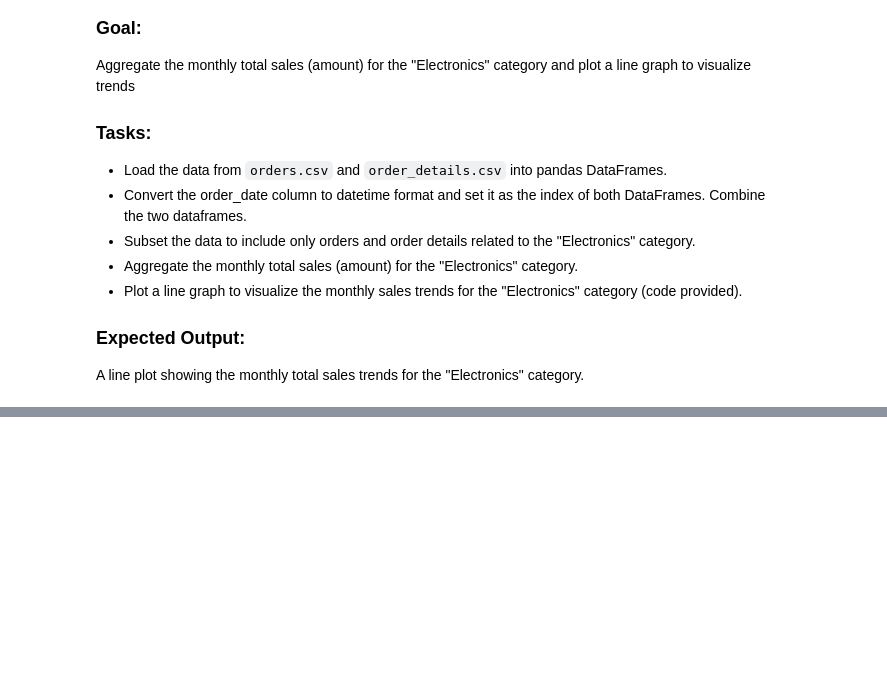
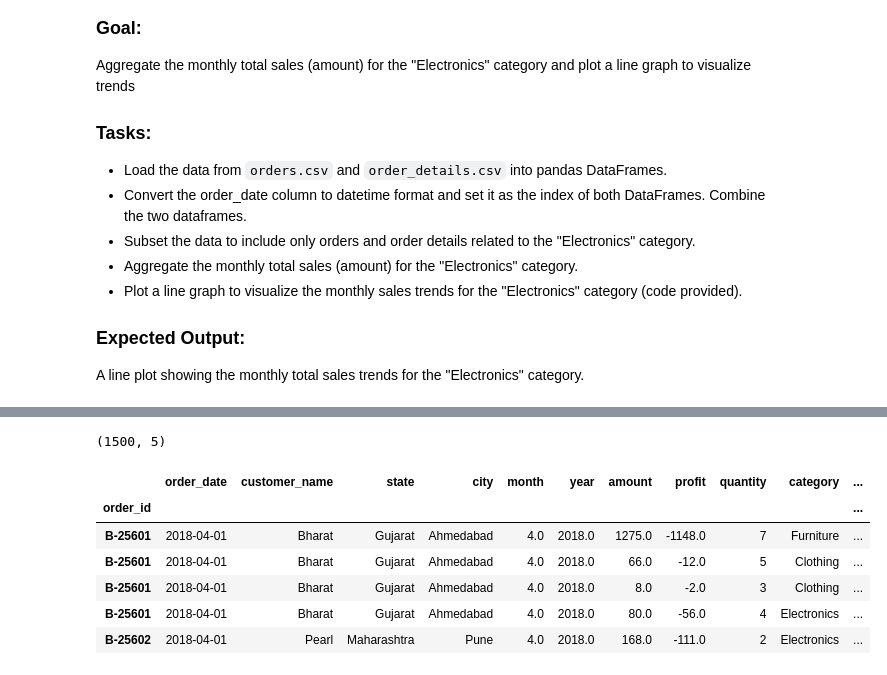
Before and after one commit to jamielatham15/codespaces-jupyter, a Jupyter notebook: notebooks/python-test.ipynb, the cells around one changed output, grey strips where cells are left out. Cells and saved outputs as stored; diff of their text form; code cells hidden in the pictures; blank space fills up the shorter version.

```diff
--- a/notebooks/python-test.ipynb
+++ b/notebooks/python-test.ipynb
@@ -39,0 +73,4 @@ monthly_sales =
+# %%
+order_details.shape
+# %% [output]
+(1500, 5)
@@ -39,0 +87,10 @@ monthly_sales =
+# %%
+combinedOrders.head()
+# %% [output]
+|  | order_date | customer_name | state | city | month | year | amount | profit | quantity | category | ... |
+| order_id |  |  |  |  |  |  |  |  |  |  | ... |
+| B-25601 | 2018-04-01 | Bharat | Gujarat | Ahmedabad | 4.0 | 2018.0 | 1275.0 | -1148.0 | 7 | Furniture | ... |
+| B-25601 | 2018-04-01 | Bharat | Gujarat | Ahmedabad | 4.0 | 2018.0 | 66.0 | -12.0 | 5 | Clothing | ... |
+| B-25601 | 2018-04-01 | Bharat | Gujarat | Ahmedabad | 4.0 | 2018.0 | 8.0 | -2.0 | 3 | Clothing | ... |
+| B-25601 | 2018-04-01 | Bharat | Gujarat | Ahmedabad | 4.0 | 2018.0 | 80.0 | -56.0 | 4 | Electronics | ... |
+| B-25602 | 2018-04-01 | Pearl | Maharashtra | Pune | 4.0 | 2018.0 | 168.0 | -111.0 | 2 | Electronics | ... |
```
Also changed, not shown: parts of 15 cells of this notebook, 1 other file.
